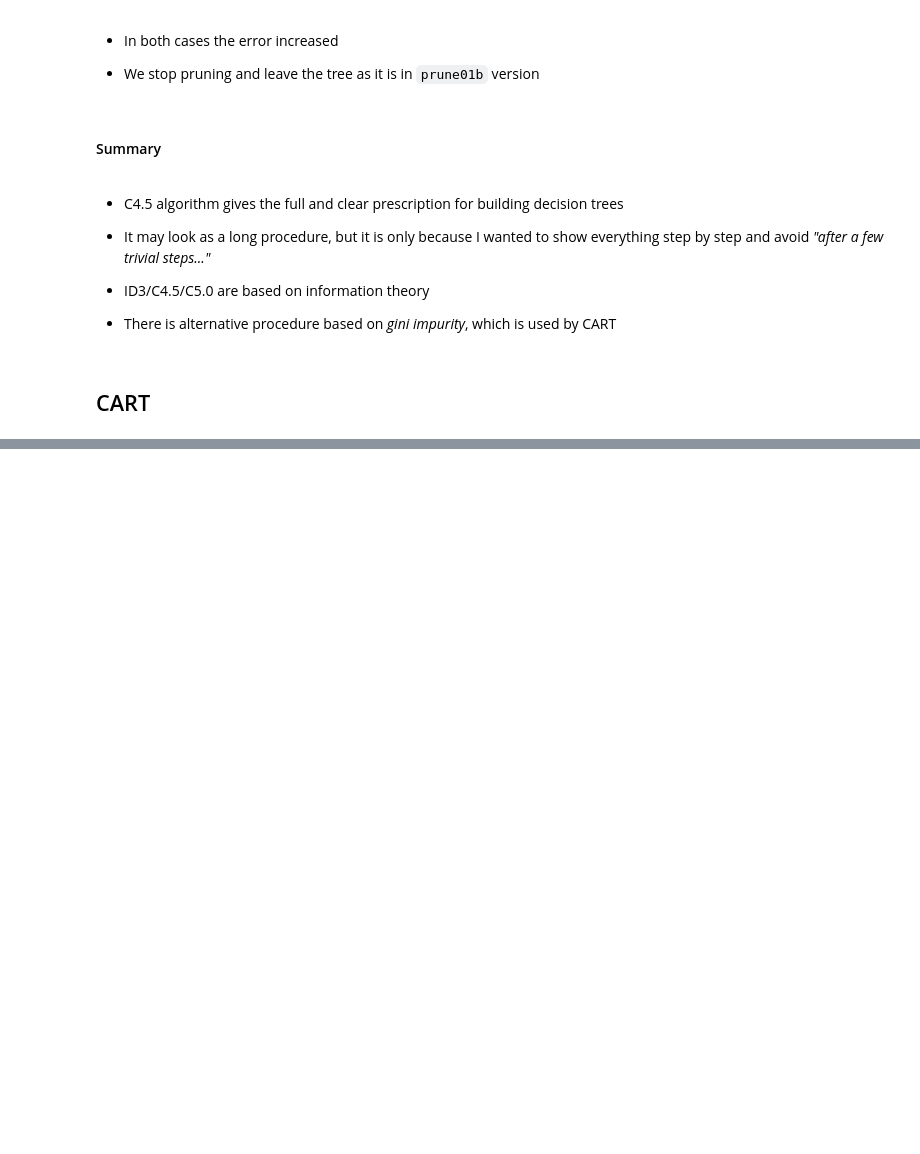
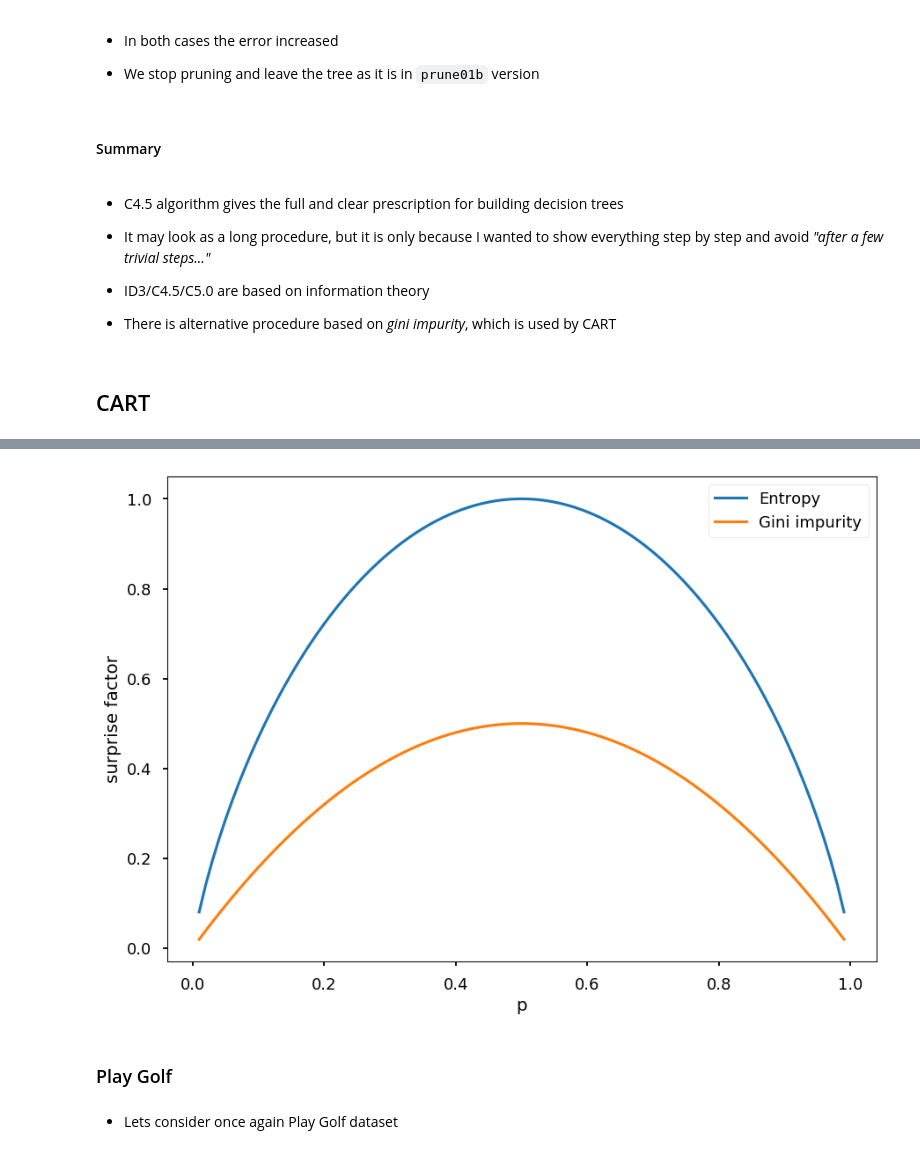
Before and after one commit to TomaszGolan/introduction_to_machine_learning, a Jupyter notebook: docs/notebooks/introduction_to_machine_learning_02_dt.ipynb, the cells around one changed output, grey strips where cells are left out. Saved outputs shown, nothing was run; the diff lists cells and outputs as text; code cells hidden in the pictures; blank space fills up the shorter version.

```diff
--- a/docs/notebooks/introduction_to_machine_learning_02_dt.ipynb
+++ b/docs/notebooks/introduction_to_machine_learning_02_dt.ipynb
@@ -1350,0 +1375,16 @@ accuracy(orange_valid, tree_prune02b)
+# %%
+p = np.arange(0.01, 1.0, 0.01)
+
+plt.xlabel("p")
+plt.ylabel("surprise factor")
+
+plt.plot(p, -p * np.log2(p) - (1 - p) * np.log2(1 - p), label="Entropy");
+plt.plot(p, -2*p*(p - 1), label="Gini impurity")
+
+plt.legend();
+# %% [output]
+[figure, added]
+# %% [markdown]
+### Play Golf
+# %% [markdown]
+* Lets consider once again Play Golf dataset
```
Also changed, not shown: parts of 123 cells of this notebook, 26 other files.
